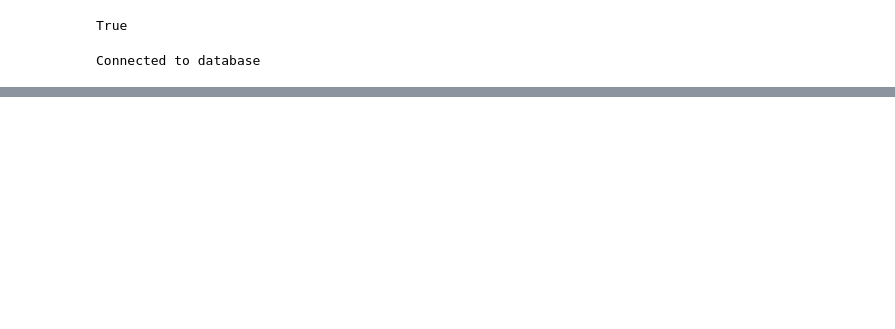
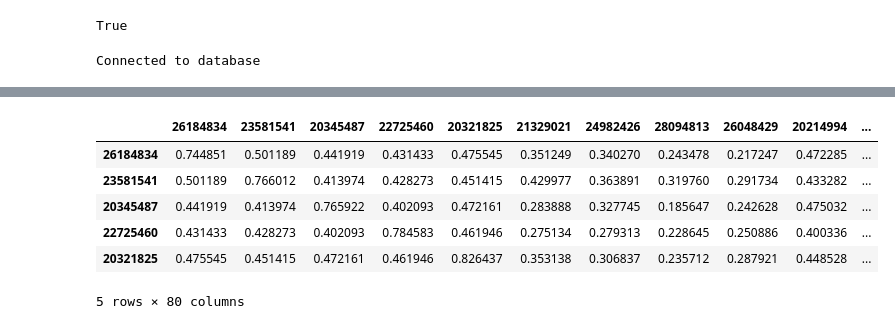
Before and after one commit to trostalski/simpa, a Jupyter notebook: src/notebooks/test.ipynb, the cells around one changed output, grey strips where cells are left out. Saved outputs shown, nothing was run; the diff lists cells and outputs as text; code cells hidden in the pictures; blank space fills up the shorter version.

```diff
--- a/src/notebooks/test.ipynb
+++ b/src/notebooks/test.ipynb
@@ -87,0 +124,10 @@ df = pd.DataFrame(data=data, columns=columne_names, index=row_names)
+# %%
+df.head()
+# %% [output]
+|  | 26184834 | 23581541 | 20345487 | 22725460 | 20321825 | 21329021 | 24982426 | 28094813 | 26048429 | 20214994 | ... |
+| 26184834 | 0.744851 | 0.501189 | 0.441919 | 0.431433 | 0.475545 | 0.351249 | 0.340270 | 0.243478 | 0.217247 | 0.472285 | ... |
+| 23581541 | 0.501189 | 0.766012 | 0.413974 | 0.428273 | 0.451415 | 0.429977 | 0.363891 | 0.319760 | 0.291734 | 0.433282 | ... |
+| 20345487 | 0.441919 | 0.413974 | 0.765922 | 0.402093 | 0.472161 | 0.283888 | 0.327745 | 0.185647 | 0.242628 | 0.475032 | ... |
+| 22725460 | 0.431433 | 0.428273 | 0.402093 | 0.784583 | 0.461946 | 0.275134 | 0.279313 | 0.228645 | 0.250886 | 0.400336 | ... |
+| 20321825 | 0.475545 | 0.451415 | 0.472161 | 0.461946 | 0.826437 | 0.353138 | 0.306837 | 0.235712 | 0.287921 | 0.448528 | ... |
+5 rows × 80 columns
```
Also changed, not shown: parts of 17 cells of this notebook, 1 other file.
